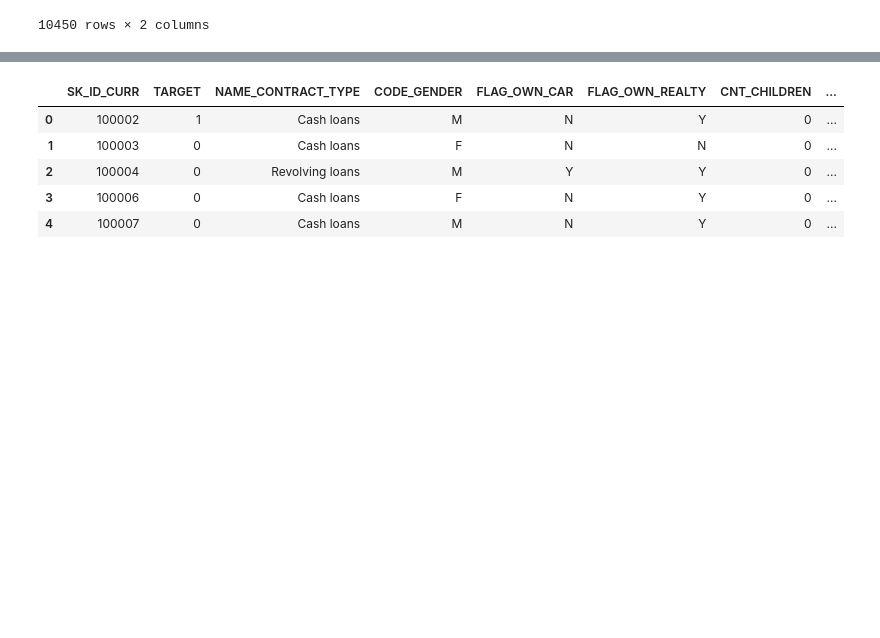
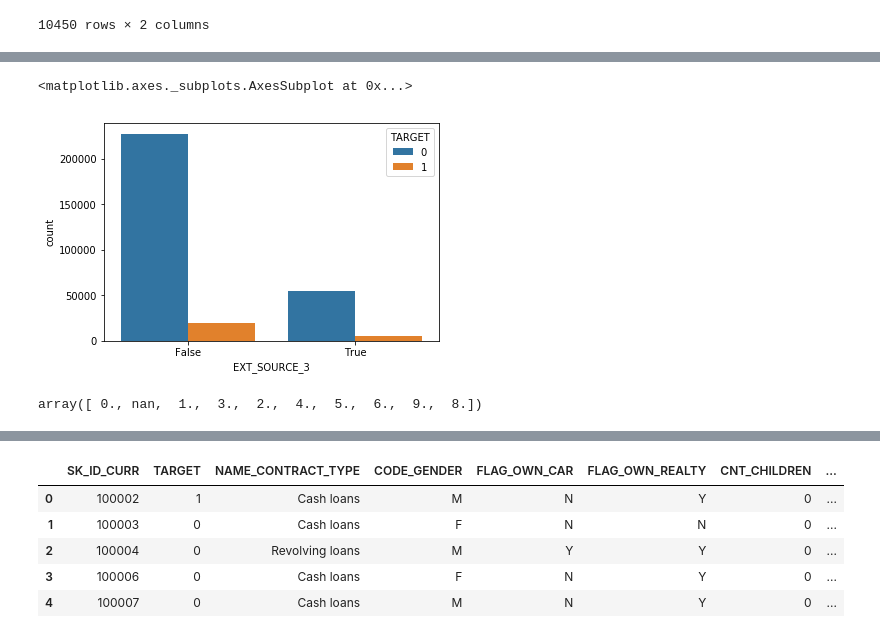
Before and after one commit to RajatChaudhari/HomeCreditDefaultRisk, a Jupyter notebook: HCDR2.ipynb, the cells around one changed output, grey strips where cells are left out. Saved outputs shown, nothing was run; the diff lists cells and outputs as text; code cells hidden in the pictures; blank space fills up the shorter version.

```diff
--- a/HCDR2.ipynb
+++ b/HCDR2.ipynb
@@ -318,0 +401,9 @@ TypeError: index() takes at least 1 argument (0 given)
+# %%
+sns.countplot(x=apptrainOG["EXT_SOURCE_3"].isnull(),hue=apptrainOG["TARGET"])
+# %% [output]
+<matplotlib.axes._subplots.AxesSubplot at 0x...>
+[figure, added]
+# %%
+apptrainOG["AMT_REQ_CREDIT_BUREAU_DAY"].unique()
+# %% [output]
+array([ 0., nan,  1.,  3.,  2.,  4.,  5.,  6.,  9.,  8.])
```
Also changed, not shown: parts of 56 cells of this notebook.
